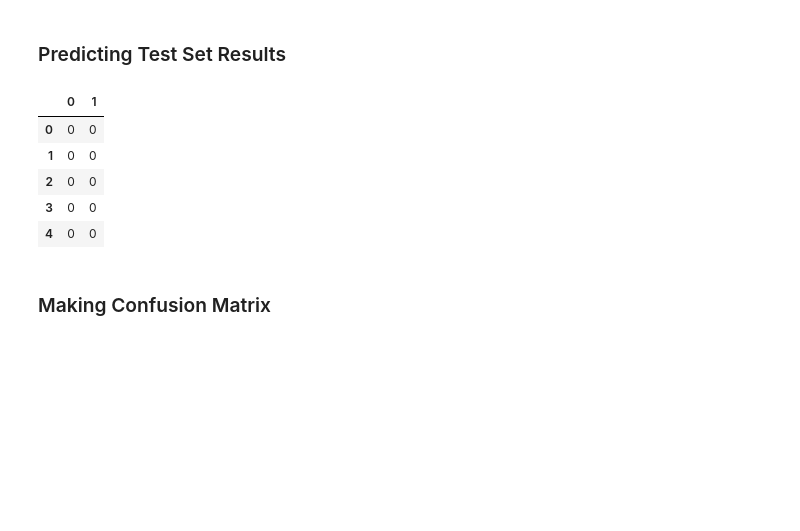
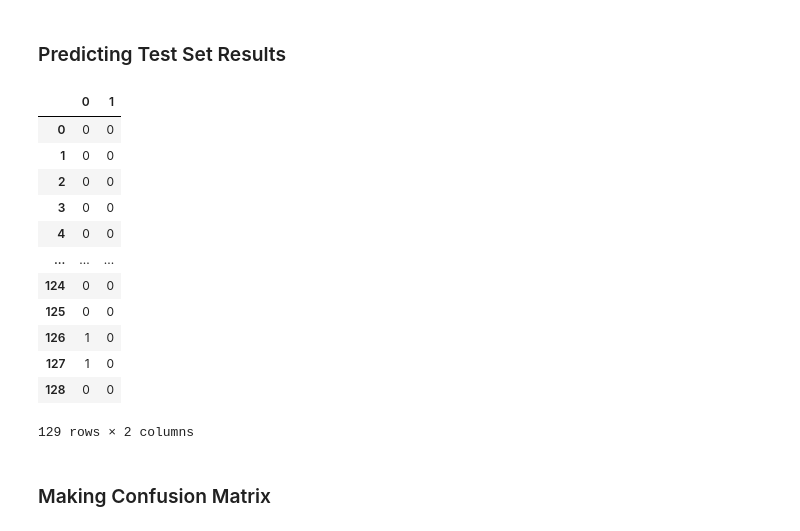
Before and after one commit to edsto1/Covid19_Analysis_and_MachineLearning_Predictions, a Jupyter notebook: Covid19_Data_Cleansing.ipynb, the cells around one changed output. Saved outputs shown, nothing was run; the diff lists cells and outputs as text; code cells hidden in the pictures; blank space fills up the shorter version.

```diff
--- a/Aritificial_Neural_Network_Covid_Risk.ipynb
+++ b/Covid19_Data_Cleansing.ipynb
@@ -346,15 +351,22 @@ accuracy_score(y_test, y_pred)
 # %%
 y_pred = ann.predict(x_test)
 y_pred = (y_pred > 0.5)
 compare = pd.DataFrame(np.concatenate((y_pred.reshape(len(y_pred),1), y_test.reshape(len(y_test),1)),1))
-compare.head()
+compare
 # %% [output]
 |  | 0 | 1 |
 | 0 | 0 | 0 |
 | 1 | 0 | 0 |
 | 2 | 0 | 0 |
 | 3 | 0 | 0 |
 | 4 | 0 | 0 |
+| ... | ... | ... |
+| 124 | 0 | 0 |
+| 125 | 0 | 0 |
+| 126 | 1 | 0 |
+| 127 | 1 | 0 |
+| 128 | 0 | 0 |
+129 rows × 2 columns
 # %% [markdown]
 ### Making Confusion Matrix
 # %%
```
Also changed, not shown: parts of 13 cells of this notebook, 3 other files.
